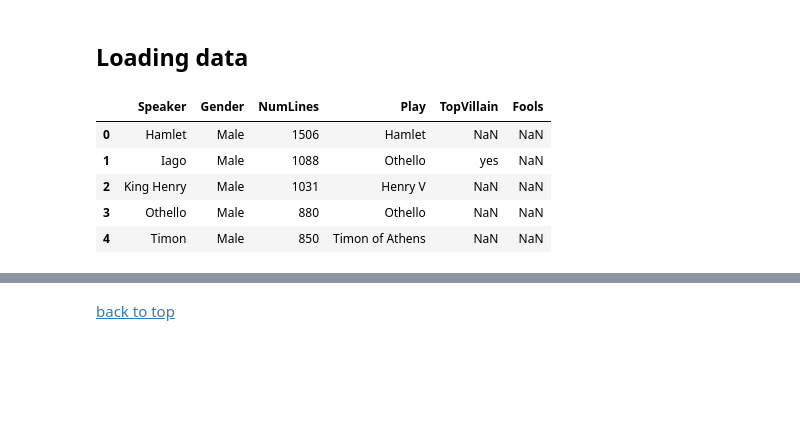
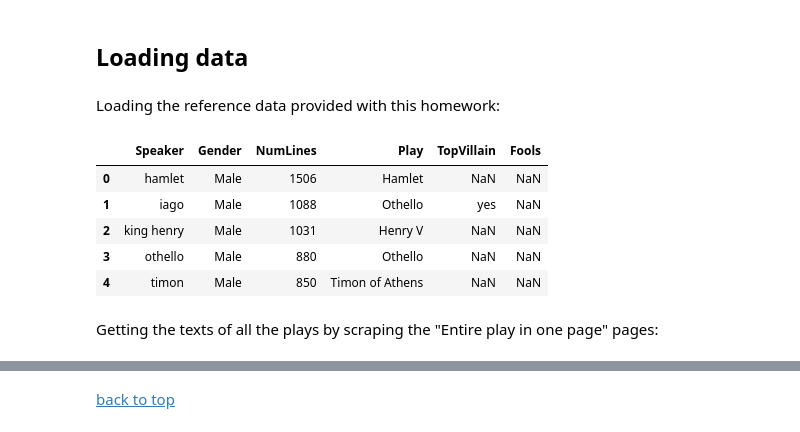
Before and after one commit to cindyliu/csci-e81-hw5, a Jupyter notebook: shakespeare.ipynb, the cells around one changed output, grey strips where cells are left out. Drawn from its saved outputs; the diff is of its cells as text; code cells hidden in the pictures; blank space fills up the shorter version.

```diff
--- a/shakespeare.ipynb
+++ b/shakespeare.ipynb
@@ -49,18 +53,23 @@ VERBOSE = True
 [back to top](#top)
 # %% [markdown]
 ## Loading data
+# %% [markdown]
+Loading the reference data provided with this homework:
 # %%
 ref = pd.read_table('Shakespeare_characters.txt', header=0, encoding='latin-1')
 del ref['Unnamed: 1']
 ref = ref.set_value((ref.Speaker == 'Lafew').argmax(), 'Speaker', 'Lafeu')
+ref.Speaker = ref.Speaker.str.lower()  # for cross-referencing compatibility with names in the play texts
 ref.head()
 # %% [output]
 |  | Speaker | Gender | NumLines | Play | TopVillain | Fools |
-| 0 | Hamlet | Male | 1506 | Hamlet | NaN | NaN |
-| 1 | Iago | Male | 1088 | Othello | yes | NaN |
-| 2 | King Henry | Male | 1031 | Henry V | NaN | NaN |
-| 3 | Othello | Male | 880 | Othello | NaN | NaN |
-| 4 | Timon | Male | 850 | Timon of Athens | NaN | NaN |
+| 0 | hamlet | Male | 1506 | Hamlet | NaN | NaN |
+| 1 | iago | Male | 1088 | Othello | yes | NaN |
+| 2 | king henry | Male | 1031 | Henry V | NaN | NaN |
+| 3 | othello | Male | 880 | Othello | NaN | NaN |
+| 4 | timon | Male | 850 | Timon of Athens | NaN | NaN |
+# %% [markdown]
+Getting the texts of all the plays by scraping the "Entire play in one page" pages:
 # %%
 BASE_URL = 'http://shakespeare.mit.edu/'
 
```
Also changed, not shown: parts of 27 cells of this notebook.
